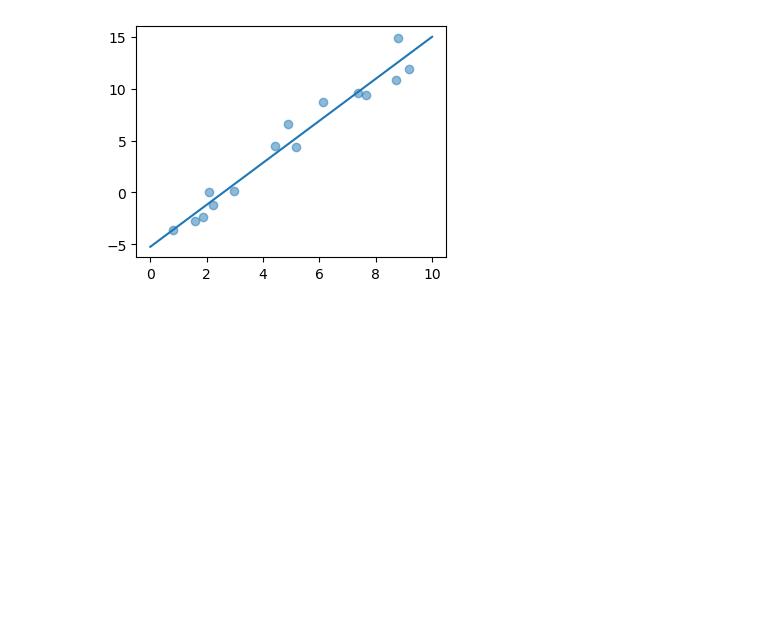
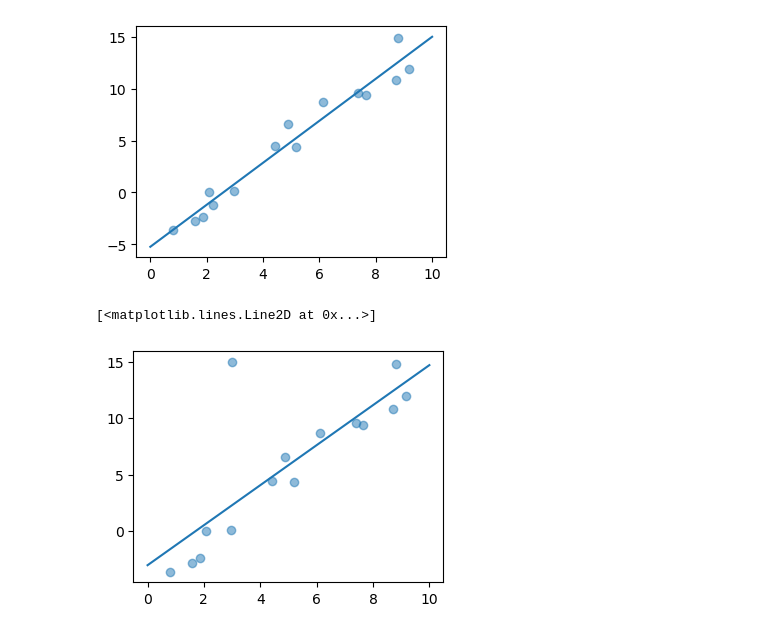
Before and after one commit to CHABITBlunk/cs345, a Jupyter notebook: homework/exercise_07_linear_regression.ipynb, the cells around one changed output. Cells and saved outputs as stored; diff of their text form; code cells hidden in the pictures; blank space fills up the shorter version.

```diff
--- a/homework/exercise_07_linear_regression.ipynb
+++ b/homework/exercise_07_linear_regression.ipynb
@@ -125,0 +138,24 @@ plt.plot(xs, ys);
+# %%
+# copy the above code cell and change one of the data points
+# to illustrate the effect of errors  on the resulting model
+from sklearn.linear_model import LinearRegression
+
+rng = np.random.RandomState(5)
+x = 10 * rng.rand(15)
+y = 2 * x - 5 + rng.randn(15)
+
+x[0] = 3
+y[0] = 15
+
+model = LinearRegression()
+model.fit(x[:, np.newaxis], y)
+
+xs = np.linspace(0, 10, 1000)
+ys = model.predict(xs[:, np.newaxis])
+
+plt.figure(figsize=(4, 3))
+plt.scatter(x, y, alpha=0.5)
+plt.plot(xs, ys)
+# %% [output]
+[<matplotlib.lines.Line2D at 0x...>]
+[figure, added]
```
Also changed, not shown: parts of 2 cells of this notebook.
